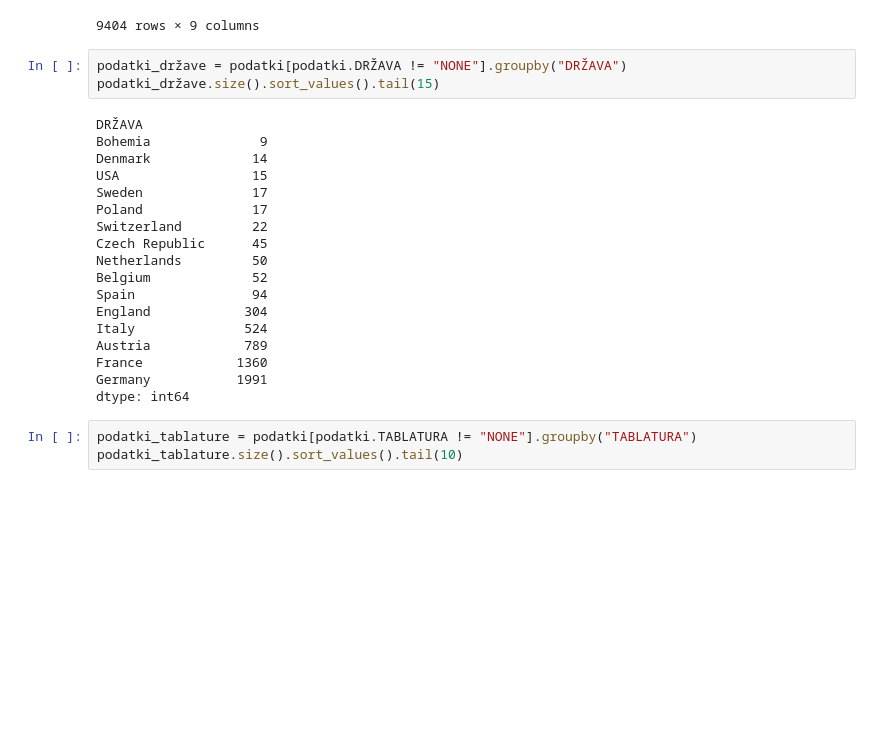
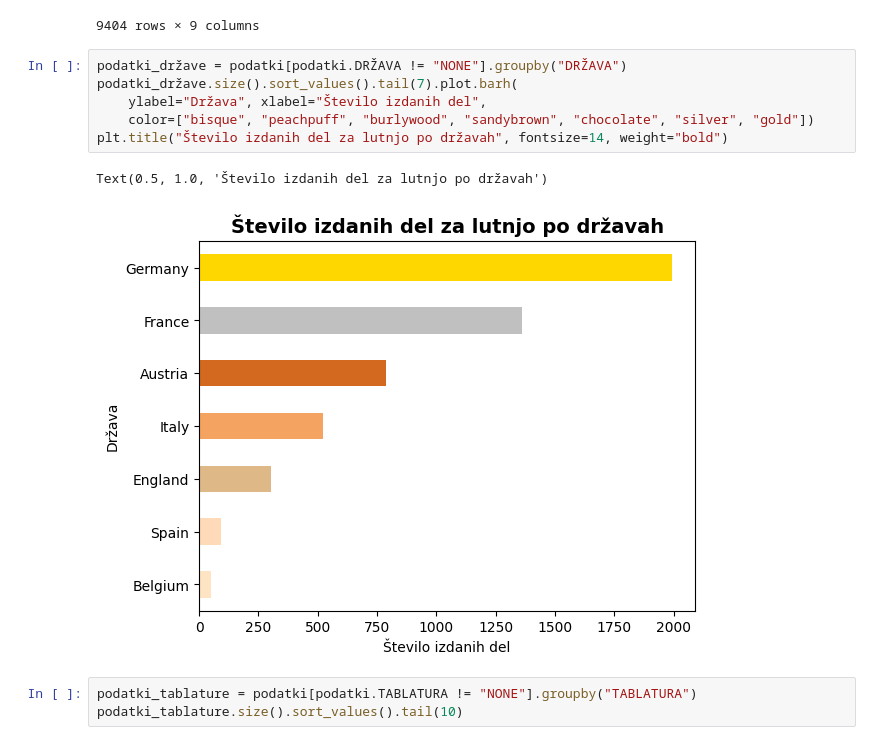
Before and after one commit to matijaskrt/uvp-seminarska-naloga, a Jupyter notebook: analiza.ipynb, the cells around one changed output. Cells and saved outputs as stored; diff of their text form; blank space fills up the shorter version.

```diff
--- a/analiza.ipynb
+++ b/analiza.ipynb
@@ -23,27 +23,15 @@ podatki
 | 9402 | 9402 | 0 | NONE | Bonn | Germany | NONE | guitar | NONE | NE |
 | 9403 | 9403 | 0 | NONE | Hannover | Germany | NONE | guitar, lute | NONE | NE |
 9404 rows × 9 columns
-# %%
-podatki_države = podatki[podatki.DRŽAVA != "NONE"].groupby("DRŽAVA")
-podatki_države.size().sort_values().tail(15)
-# %% [output]
-DRŽAVA
-Bohemia              9
-Denmark             14
-USA                 15
-Sweden              17
-Poland              17
-Switzerland         22
-Czech Republic      45
-Netherlands         50
-Belgium             52
-Spain               94
-England            304
-Italy              524
-Austria            789
-France            1360
-Germany           1991
-dtype: int64
+# %%
+podatki_države = podatki[podatki.DRŽAVA != "NONE"].groupby("DRŽAVA")
+podatki_države.size().sort_values().tail(7).plot.barh(
+    ylabel="Država", xlabel="Število izdanih del",
+    color=["bisque", "peachpuff", "burlywood", "sandybrown", "chocolate", "silver", "gold"])
+plt.title("Število izdanih del za lutnjo po državah", fontsize=14, weight="bold")
+# %% [output]
+Text(0.5, 1.0, 'Število izdanih del za lutnjo po državah')
+[figure, added]
 # %%
 podatki_tablature = podatki[podatki.TABLATURA != "NONE"].groupby("TABLATURA")
 podatki_tablature.size().sort_values().tail(10)
```
Also changed, not shown: parts of 7 cells of this notebook.
